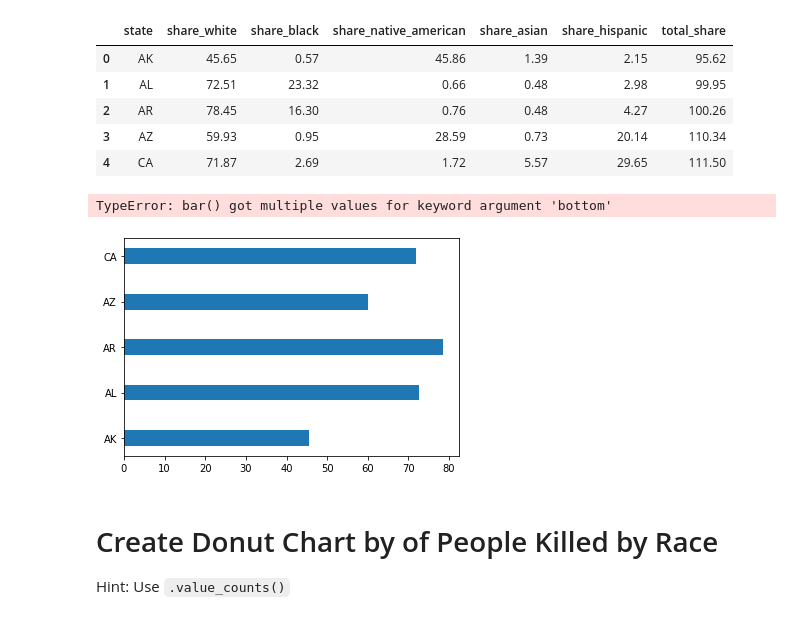
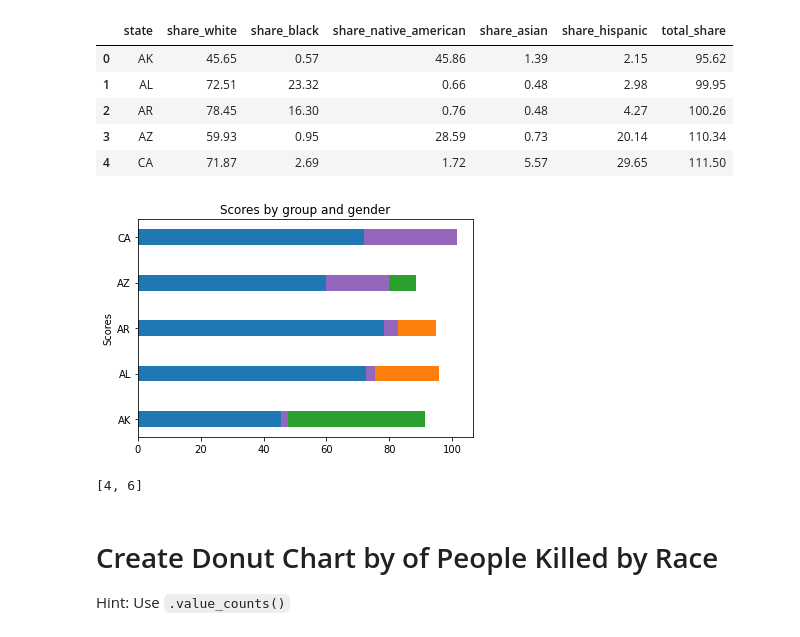
Before and after one commit to tomweinandy/100DaysOfCode, a Jupyter notebook: Projects/Day099/Fatal_Force.ipynb, the cells around one changed output. Saved outputs shown, nothing was run; the diff lists cells and outputs as text; code cells hidden in the pictures.

Commit message:
Debug stacked bar, create function to add element-wise

```diff
--- a/Projects/Day099/Fatal_Force.ipynb
+++ b/Projects/Day099/Fatal_Force.ipynb
@@ -403,34 +398,47 @@ df_share_race_state
 # %%
 labels = df_share_race_state['state']
 white = df_share_race_state['share_white']
 black = df_share_race_state['share_black']
 native_american = df_share_race_state['share_native_american']
 asian = df_share_race_state['share_asian']
 hispanic = df_share_race_state['share_hispanic']
 # men_means = [20, 35, 30, 35, 27]
 # women_means = [25, 32, 34, 20, 25]
 # men_std = [2, 3, 4, 1, 2]
 # women_std = [3, 5, 2, 3, 3]
 width = 0.35       # the width of the bars: can also be len(x) sequence
 
 fig, ax = plt.subplots()
 
 # for racial_group in racial_group_columns:
 ax.barh(labels, white, width, label='share_white')
-ax.barh(labels, black, width, label='share_black', bottom=white)
-ax.barh(labels, native_american, width, label='share_native_american', bottom=white)
-ax.barh(labels, asian, width, label='share_asian', bottom=white)
-ax.barh(labels, hispanic, width, label='share_hispanic', bottom=white)
+ax.barh(labels, black, width, label='share_black', left=white)
+ax.barh(labels, native_american, width, label='share_native_american', left=white)
+ax.barh(labels, asian, width, label='share_asian', left=white)
+ax.barh(labels, hispanic, width, label='share_hispanic', left=white)
 # ax.bar(labels, df_share_race_state[racial_group], width, label=racial_group)
 
 ax.set_ylabel('Scores')
 ax.set_title('Scores by group and gender')
 # ax.legend()
 
 plt.show()
 # %% [output]
-TypeError: bar() got multiple values for keyword argument 'bottom'
-[figure, old version]
+[figure, new version]
+# %%
+def add_element_wise(*lists_of_same_length):
+    list_length = len(lists_of_same_length[0])
+    summed_list = []
+    for idx in range(list_length):
+        summer = 0
+        for list in lists_of_same_length:
+            summer += list[idx]
+        summed_list.append(summer)
+    return summed_list
+
+add_element_wise([1,2], [3,4])
+# %% [output]
+[4, 6]
 # %%
 country_bar = px.bar(x=df_cat_country20['cat_prize'],
                      y=df_cat_country20['birth_country_current'],
```
Also changed, not shown: parts of 2 cells of this notebook.
